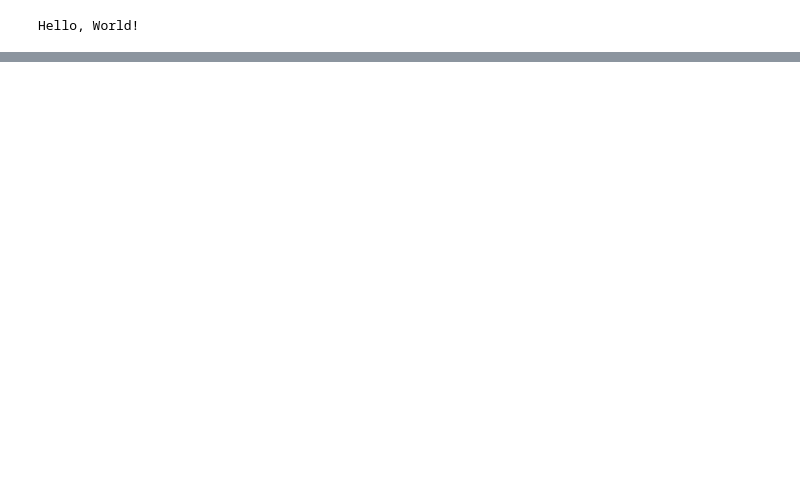
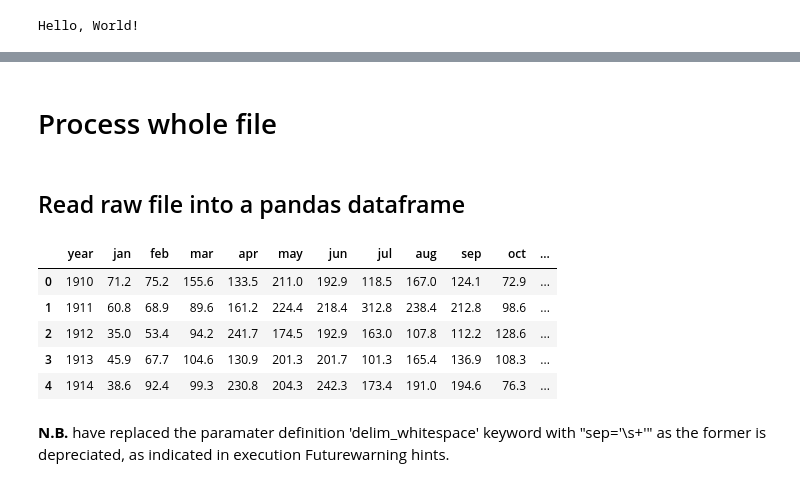
Before and after one commit to ingeniousideas/bpp_module1_project, a Jupyter notebook: Main.ipynb, the cells around one changed output, grey strips where cells are left out. Drawn from its saved outputs; the diff is of its cells as text; code cells hidden in the pictures; blank space fills up the shorter version.

```diff
--- a/Main.ipynb
+++ b/Main.ipynb
@@ -32,0 +46,14 @@ Date
+# %%
+# First, let's import os to check if file exists
+import os
+
+raw_file_path = '/home/lnx_workspaces/bpp_projects/bpp_module1_project/data/weather/sunshine/east_anglia_sun.txt'
+print(f"File exists: {os.path.exists(raw_file_path)}")
+
+# If file exists, let's try to read first few lines directly
+if os.path.exists(raw_file_path):
+    with open(raw_file_path, 'r') as file:
+        print("\nFirst few lines of the file:")
+        for i, line in enumerate(file):
+            if i < 3:  # Print first 3 lines
+                print(line.strip())
@@ -32,0 +265,17 @@ Date
+# %% [markdown]
+# Process whole file
+# %% [markdown]
+## Read raw file into a pandas dataframe
+# %%
+# Path to data: /home/lnx_workspaces/bpp_projects/bpp_module1_project/data/weather/sunshine/east_anglia_sun.csv
+df = pd.read_csv(raw_file_path, sep="\s+", skiprows=5, header=0)
+df.head(5)
+# %% [output]
+|  | year | jan | feb | mar | apr | may | jun | jul | aug | sep | oct | ... |
+| 0 | 1910 | 71.2 | 75.2 | 155.6 | 133.5 | 211.0 | 192.9 | 118.5 | 167.0 | 124.1 | 72.9 | ... |
+| 1 | 1911 | 60.8 | 68.9 | 89.6 | 161.2 | 224.4 | 218.4 | 312.8 | 238.4 | 212.8 | 98.6 | ... |
+| 2 | 1912 | 35.0 | 53.4 | 94.2 | 241.7 | 174.5 | 192.9 | 163.0 | 107.8 | 112.2 | 128.6 | ... |
+| 3 | 1913 | 45.9 | 67.7 | 104.6 | 130.9 | 201.3 | 201.7 | 101.3 | 165.4 | 136.9 | 108.3 | ... |
+| 4 | 1914 | 38.6 | 92.4 | 99.3 | 230.8 | 204.3 | 242.3 | 173.4 | 191.0 | 194.6 | 76.3 | ... |
+# %% [markdown]
+**N.B.** have replaced the paramater definition 'delim_whitespace' keyword with "sep='\s+'" as the former is depreciated, as indicated in execution Futurewarning hints.
```
Also changed, not shown: parts of 34 cells of this notebook, 3 other files.
